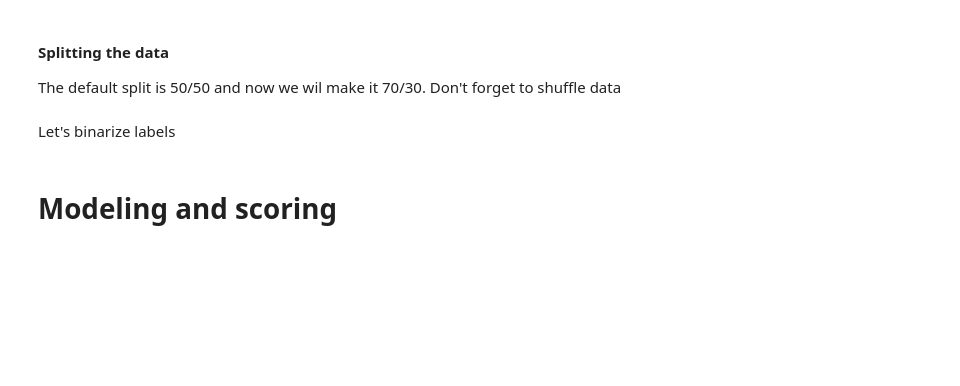
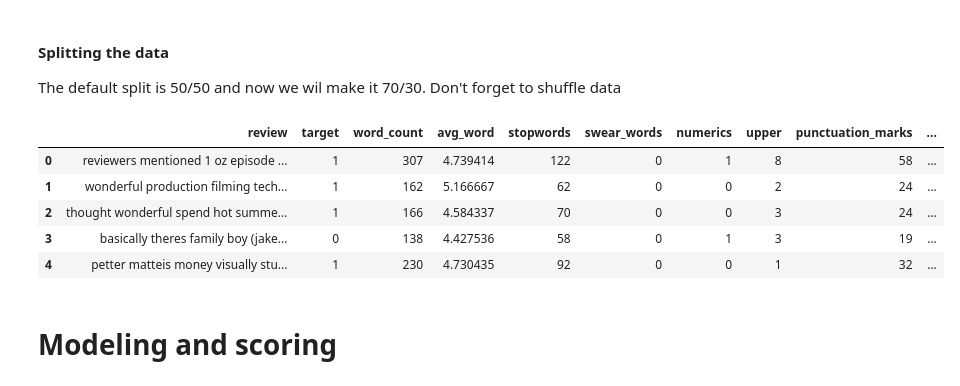
Before and after one commit to OlegBEZb/base_DS_course, a Jupyter notebook: HW4.ipynb, the cells around one changed output. Cells and saved outputs as stored; diff of their text form; code cells hidden in the pictures; blank space fills up the shorter version.

```diff
--- a/HW4.ipynb
+++ b/HW4.ipynb
@@ -302,5 +304,5 @@ not       13939
 dtype: int64
 # %%
-neg_freq = pd.Series(' '.join(neg_train_data_pd['review']).split()).value_counts()
+neg_freq = pd.Series(' '.join(data[data['target'] == 0]['review']).split()).value_counts()
 neg_freq[:25]
 # %% [output]
@@ -345 +341,3 @@ neg_test_data_pd['review'] = neg_test_data_pd['review'].apply(lambda x: " ".join
+# %%
+data['review'] = data['review'].apply(lambda x: " ".join(x for x in x.split() if x not in common_words))
 # %% [markdown]
@@ -353 +345,3 @@ neg_test_data_pd['review'] = neg_test_data_pd['review'].apply(lambda x: " ".join
+# %%
+data['review'] = data['review'].apply(lambda x: " ".join(x for x in x.split() if x not in cachedStopWords))
 # %% [markdown]
@@ -361 +349,3 @@ neg_test_data_pd['review'] = neg_test_data_pd['review'].apply(lambda x:  Beautif
+# %%
+data['review'] = data['review'].apply(lambda x:  BeautifulSoup(x, 'html.parser').get_text())
 # %% [markdown]
@@ -412,2 +391,0 @@ train_data, test_data, train_labels, test_labels = train_test_split(all_data, al
-# %% [markdown]
-Let's binarize labels
@@ -416,0 +392,9 @@ test_labels = [1 if x in [7,8,9] else 0 for x in test_labels]
+# %%
+data.head()
+# %% [output]
+|  | review | target | word_count | avg_word | stopwords | swear_words | numerics | upper | punctuation_marks | ... |
+| 0 | reviewers mentioned 1 oz episode ... | 1 | 307 | 4.739414 | 122 | 0 | 1 | 8 | 58 | ... |
+| 1 | wonderful production filming tech... | 1 | 162 | 5.166667 | 62 | 0 | 0 | 2 | 24 | ... |
+| 2 | thought wonderful spend hot summe... | 1 | 166 | 4.584337 | 70 | 0 | 0 | 3 | 24 | ... |
+| 3 | basically theres family boy (jake... | 0 | 138 | 4.427536 | 58 | 0 | 1 | 3 | 19 | ... |
+| 4 | petter matteis money visually stu... | 1 | 230 | 4.730435 | 92 | 0 | 0 | 1 | 32 | ... |
```
Also changed, not shown: parts of 23 cells of this notebook.
